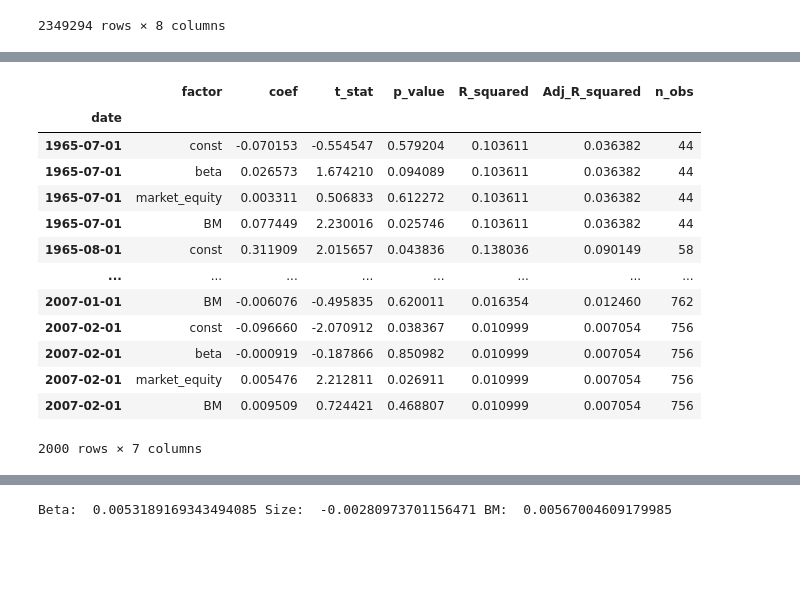
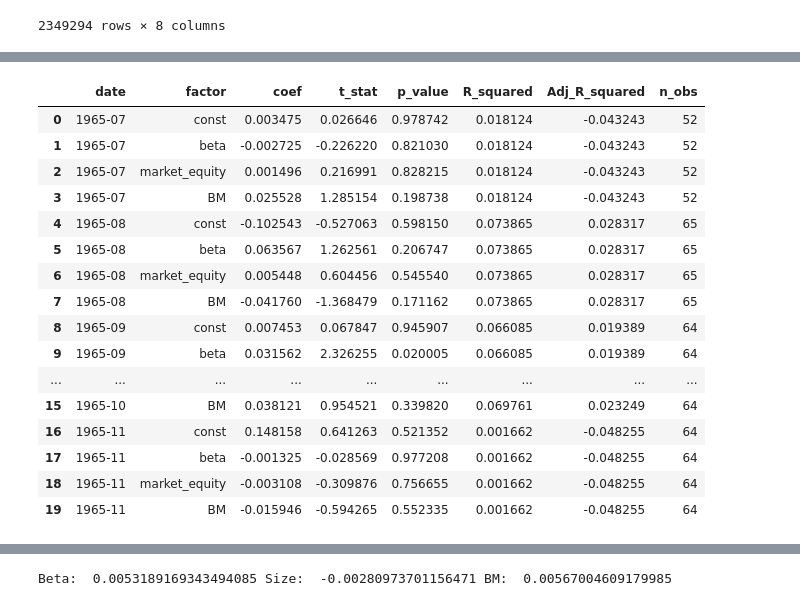
Before and after one commit to justusschenk/valueinvesting, a Jupyter notebook: Cross-Sectional-Regressions.ipynb, the cells around one changed output, grey strips where cells are left out. Saved outputs shown, nothing was run; the diff lists cells and outputs as text; code cells hidden in the pictures; blank space fills up the shorter version.

```diff
--- a/Cross-Sectional-Regressions.ipynb
+++ b/Cross-Sectional-Regressions.ipynb
@@ -39,7 +166,7 @@ top_permnos = []
 for year in sorted(set(date.year for date in bm_dec.index)):
 
     date = pd.Timestamp(f"{year}-06")
-    date_dec = pd.Timestamp(f"{year-1}-12")
+    date_dec = pd.Timestamp(f"{year-1}-10")
     if date_dec not in bm_dec.index:
         continue
     if year == 2018:
@@ -194,4 +315,0 @@ df_price_minus_long_monthly
-# %%
-returns = pd.DataFrame(endog[['date', 'permno', 'return']]).set_index(['date', 'permno'])
-returns
-#0.0291262138634920
@@ -1117,22 +1098,25 @@ print(results_df)
 [2496 rows x 8 columns]
 # %%
 #results_df.set_index('date', inplace=True)
-results_df[:2000]
+results_df[:20]
 # %% [output]
-|  | factor | coef | t_stat | p_value | R_squared | Adj_R_squared | n_obs |
-| date |  |  |  |  |  |  |  |
-| 1965-07-01 | const | -0.070153 | -0.554547 | 0.579204 | 0.103611 | 0.036382 | 44 |
-| 1965-07-01 | beta | 0.026573 | 1.674210 | 0.094089 | 0.103611 | 0.036382 | 44 |
-| 1965-07-01 | market_equity | 0.003311 | 0.506833 | 0.612272 | 0.103611 | 0.036382 | 44 |
-| 1965-07-01 | BM | 0.077449 | 2.230016 | 0.025746 | 0.103611 | 0.036382 | 44 |
-| 1965-08-01 | const | 0.311909 | 2.015657 | 0.043836 | 0.138036 | 0.090149 | 58 |
-| ... | ... | ... | ... | ... | ... | ... | ... |
-| 2007-01-01 | BM | -0.006076 | -0.495835 | 0.620011 | 0.016354 | 0.012460 | 762 |
-| 2007-02-01 | const | -0.096660 | -2.070912 | 0.038367 | 0.010999 | 0.007054 | 756 |
-| 2007-02-01 | beta | -0.000919 | -0.187866 | 0.850982 | 0.010999 | 0.007054 | 756 |
-| 2007-02-01 | market_equity | 0.005476 | 2.212811 | 0.026911 | 0.010999 | 0.007054 | 756 |
-| 2007-02-01 | BM | 0.009509 | 0.724421 | 0.468807 | 0.010999 | 0.007054 | 756 |
+|  | date | factor | coef | t_stat | p_value | R_squared | Adj_R_squared | n_obs |
+| 0 | 1965-07 | const | 0.003475 | 0.026646 | 0.978742 | 0.018124 | -0.043243 | 52 |
+| 1 | 1965-07 | beta | -0.002725 | -0.226220 | 0.821030 | 0.018124 | -0.043243 | 52 |
+| 2 | 1965-07 | market_equity | 0.001496 | 0.216991 | 0.828215 | 0.018124 | -0.043243 | 52 |
+| 3 | 1965-07 | BM | 0.025528 | 1.285154 | 0.198738 | 0.018124 | -0.043243 | 52 |
+| 4 | 1965-08 | const | -0.102543 | -0.527063 | 0.598150 | 0.073865 | 0.028317 | 65 |
+| 5 | 1965-08 | beta | 0.063567 | 1.262561 | 0.206747 | 0.073865 | 0.028317 | 65 |
+| 6 | 1965-08 | market_equity | 0.005448 | 0.604456 | 0.545540 | 0.073865 | 0.028317 | 65 |
+| 7 | 1965-08 | BM | -0.041760 | -1.368479 | 0.171162 | 0.073865 | 0.028317 | 65 |
+| 8 | 1965-09 | const | 0.007453 | 0.067847 | 0.945907 | 0.066085 | 0.019389 | 64 |
+| 9 | 1965-09 | beta | 0.031562 | 2.326255 | 0.020005 | 0.066085 | 0.019389 | 64 |
+| ... | ... | ... | ... | ... | ... | ... | ... | ... |
+| 15 | 1965-10 | BM | 0.038121 | 0.954521 | 0.339820 | 0.069761 | 0.023249 | 64 |
+| 16 | 1965-11 | const | 0.148158 | 0.641263 | 0.521352 | 0.001662 | -0.048255 | 64 |
+| 17 | 1965-11 | beta | -0.001325 | -0.028569 | 0.977208 | 0.001662 | -0.048255 | 64 |
+| 18 | 1965-11 | market_equity | -0.003108 | -0.309876 | 0.756655 | 0.001662 | -0.048255 | 64 |
+| 19 | 1965-11 | BM | -0.015946 | -0.594265 | 0.552335 | 0.001662 | -0.048255 | 64 |
-2000 rows × 7 columns
 # %%
 import pandas as pd
 import numpy as np
```
Also changed, not shown: parts of 15 cells of this notebook, 3 other files.
